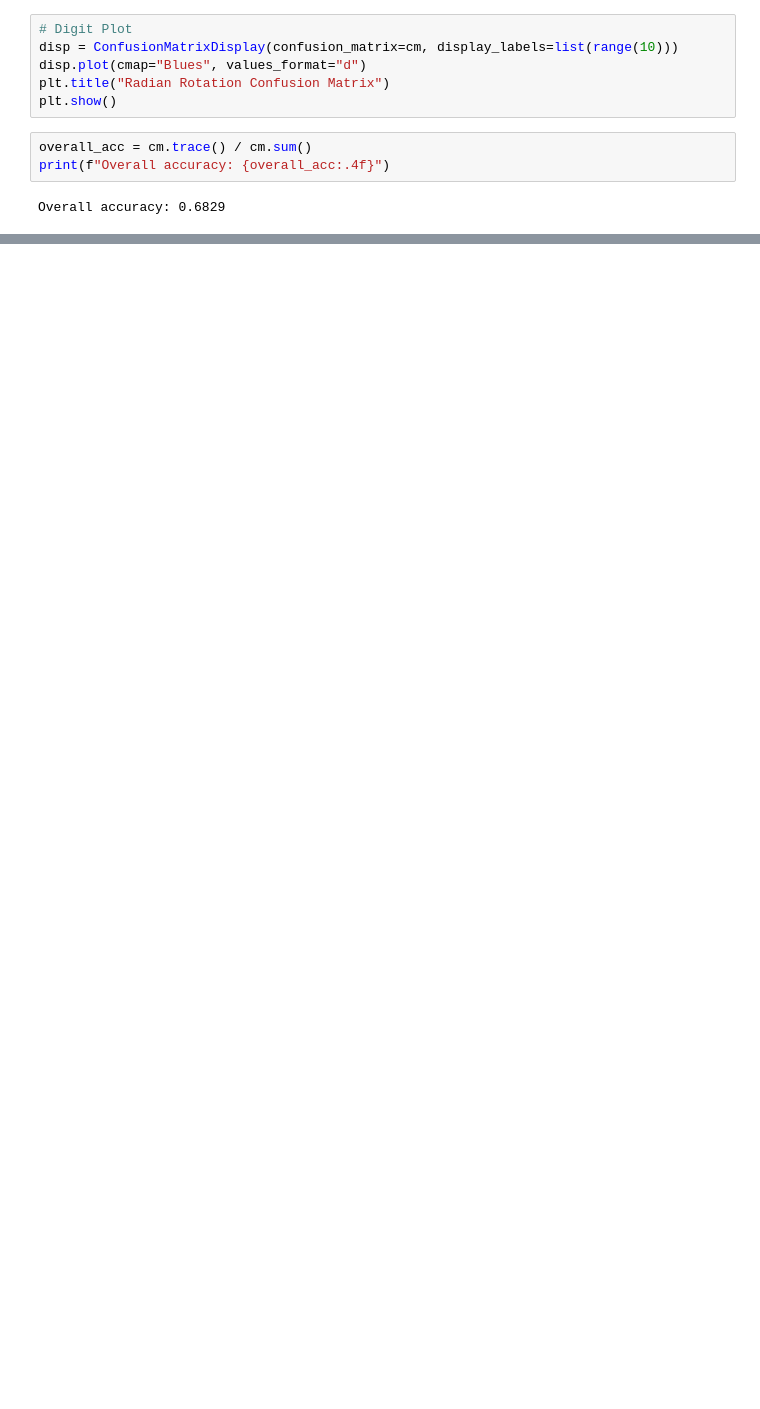
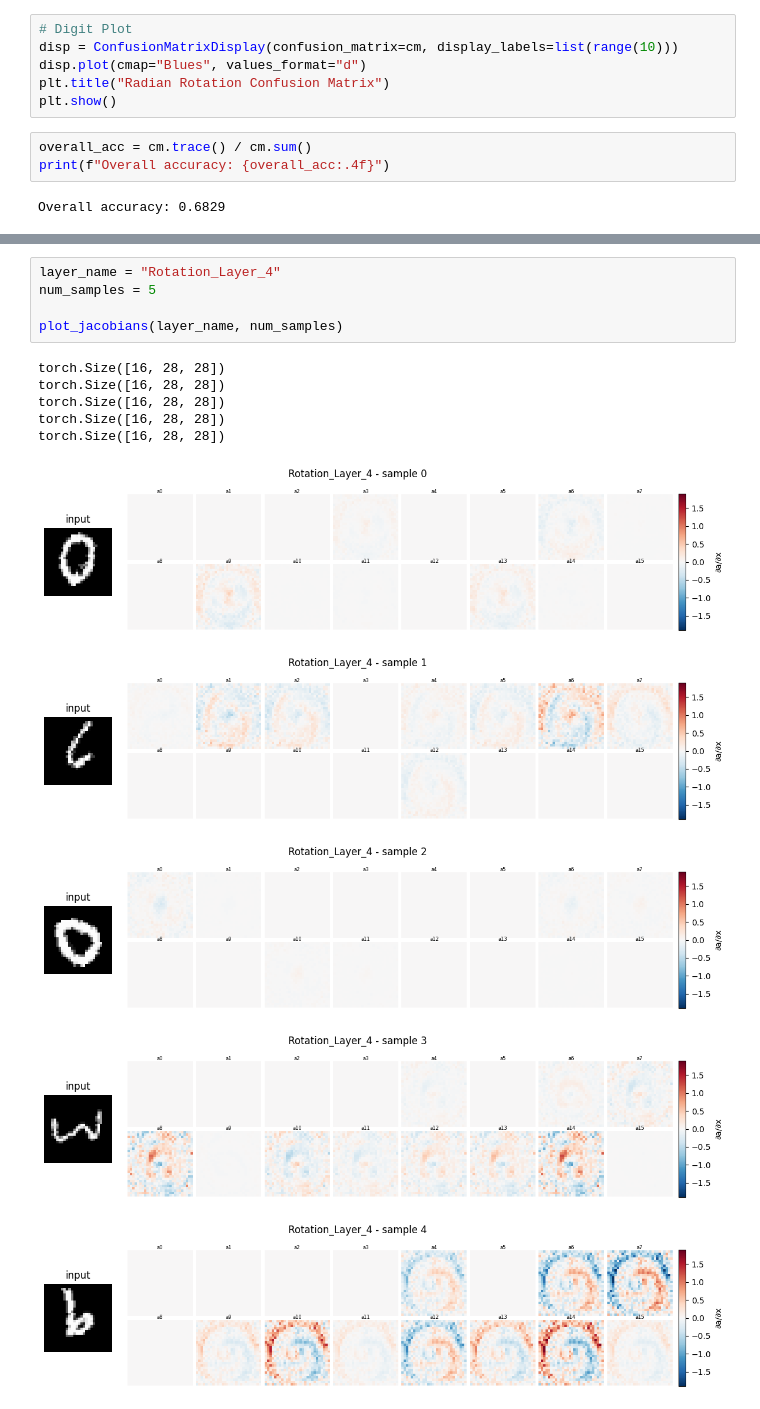
Before and after one commit to tjp095/DSC180A, a Jupyter notebook: rotated-MNIST/rotated-MNIST-test.ipynb, the cells around one changed output, grey strips where cells are left out. Cells and saved outputs as stored; diff of their text form; blank space fills up the shorter version.

```diff
--- a/rotated-MNIST/rotated-MNIST-test.ipynb
+++ b/rotated-MNIST/rotated-MNIST-test.ipynb
@@ -288,0 +413,16 @@ Overall accuracy: 0.6829
+# %%
+layer_name = "Rotation_Layer_4"
+num_samples = 5
+
+plot_jacobians(layer_name, num_samples)
+# %% [output]
+torch.Size([16, 28, 28])
+torch.Size([16, 28, 28])
+torch.Size([16, 28, 28])
+torch.Size([16, 28, 28])
+torch.Size([16, 28, 28])
+[figure, added]
+[figure, added]
+[figure, added]
+[figure, added]
+[figure, added]
```
Also changed, not shown: parts of 19 cells of this notebook, 2 other files.
